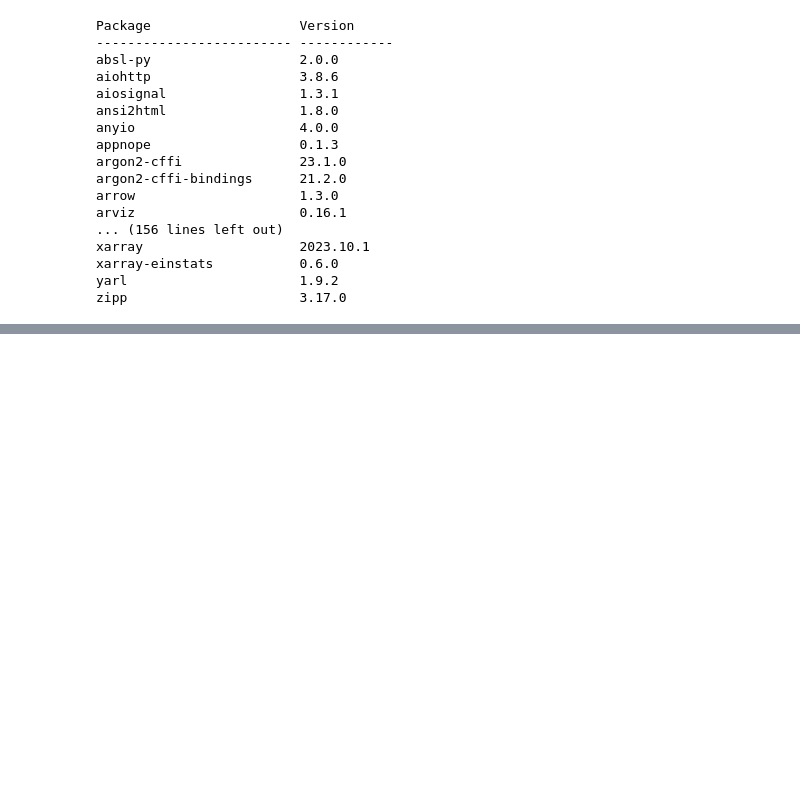
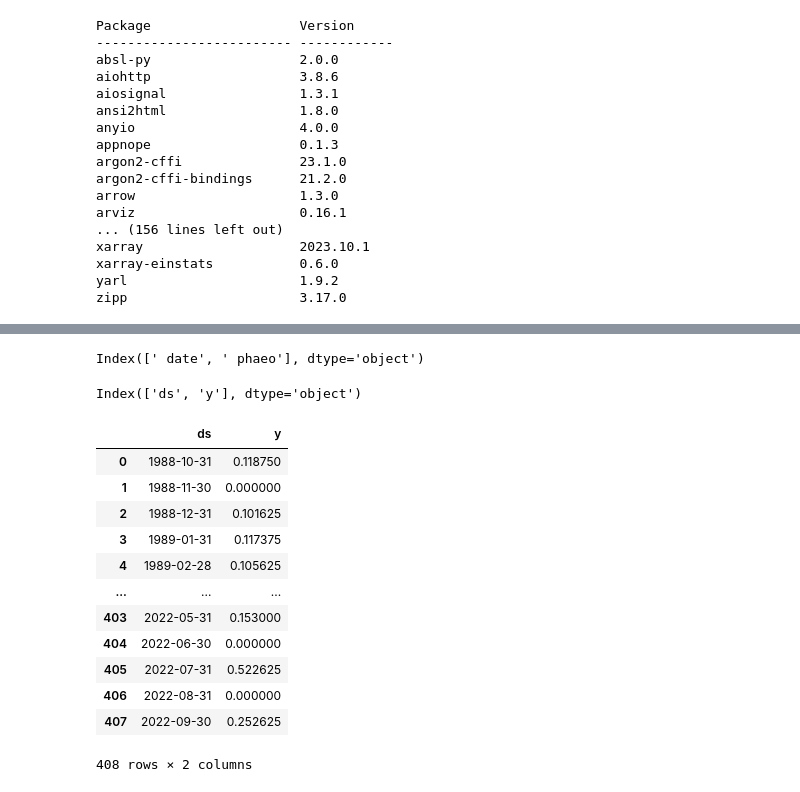
Before and after one commit to RaunakDey/SCOPE-causation-network, a Jupyter notebook: Test-example.ipynb, the cells around one changed output, grey strips where cells are left out. Drawn from its saved outputs; the diff is of its cells as text; code cells hidden in the pictures; blank space fills up the shorter version.

Commit message:
phaeo example

```diff
--- a/Test-example.ipynb
+++ b/Test-example.ipynb
@@ -218,0 +254,28 @@ plt.plot(df_chl['ds'], df_chl['y'])
+# %%
+df_phaeo.columns
+# %% [output]
+Index([' date', ' phaeo'], dtype='object')
+# %%
+df_phaeo.rename(columns={' date': 'ds'}, inplace=True)
+df_phaeo.rename(columns={' phaeo': 'y'}, inplace=True)
+df_phaeo.columns
+# %% [output]
+Index(['ds', 'y'], dtype='object')
+# %%
+df_resampled = preprocess_time_series(df_phaeo, date_column='ds', value_column='y', target_frequency='M', aggregation_function='sum', fillna_value=0)
+# %%
+df_resampled
+# %% [output]
+|  | ds | y |
+| 0 | 1988-10-31 | 0.118750 |
+| 1 | 1988-11-30 | 0.000000 |
+| 2 | 1988-12-31 | 0.101625 |
+| 3 | 1989-01-31 | 0.117375 |
+| 4 | 1989-02-28 | 0.105625 |
+| ... | ... | ... |
+| 403 | 2022-05-31 | 0.153000 |
+| 404 | 2022-06-30 | 0.000000 |
+| 405 | 2022-07-31 | 0.522625 |
+| 406 | 2022-08-31 | 0.000000 |
+| 407 | 2022-09-30 | 0.252625 |
+408 rows × 2 columns
```
Also changed, not shown: parts of 10 cells of this notebook.
